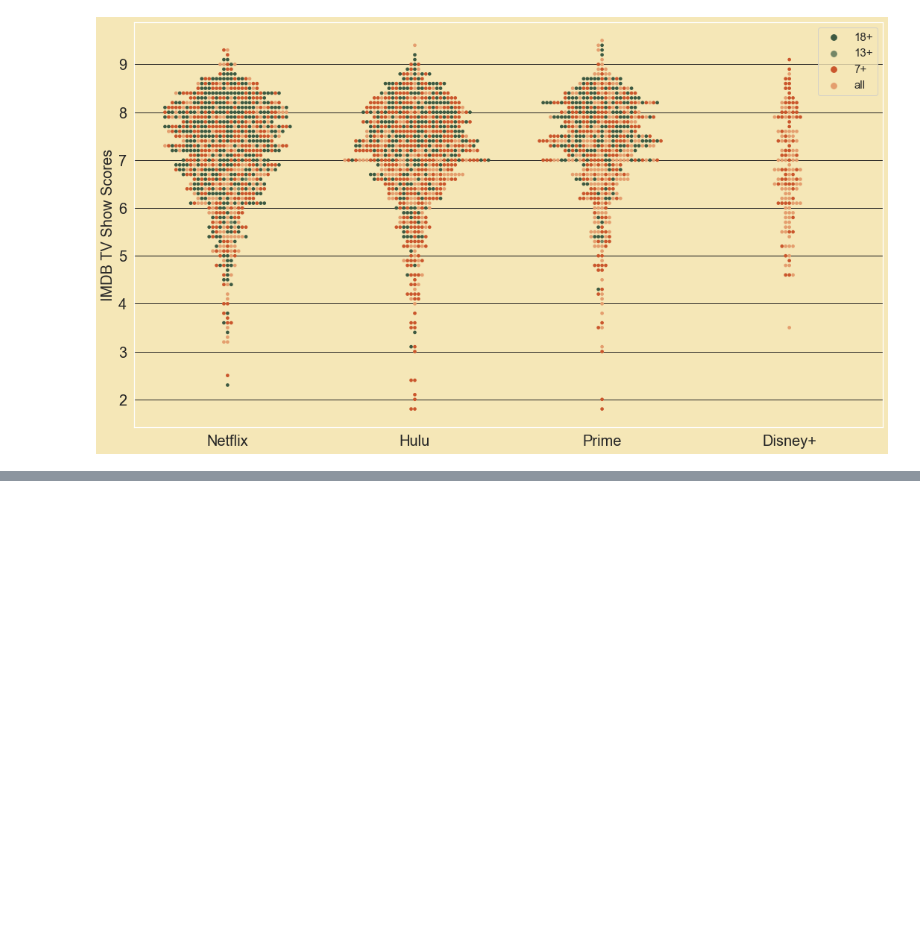
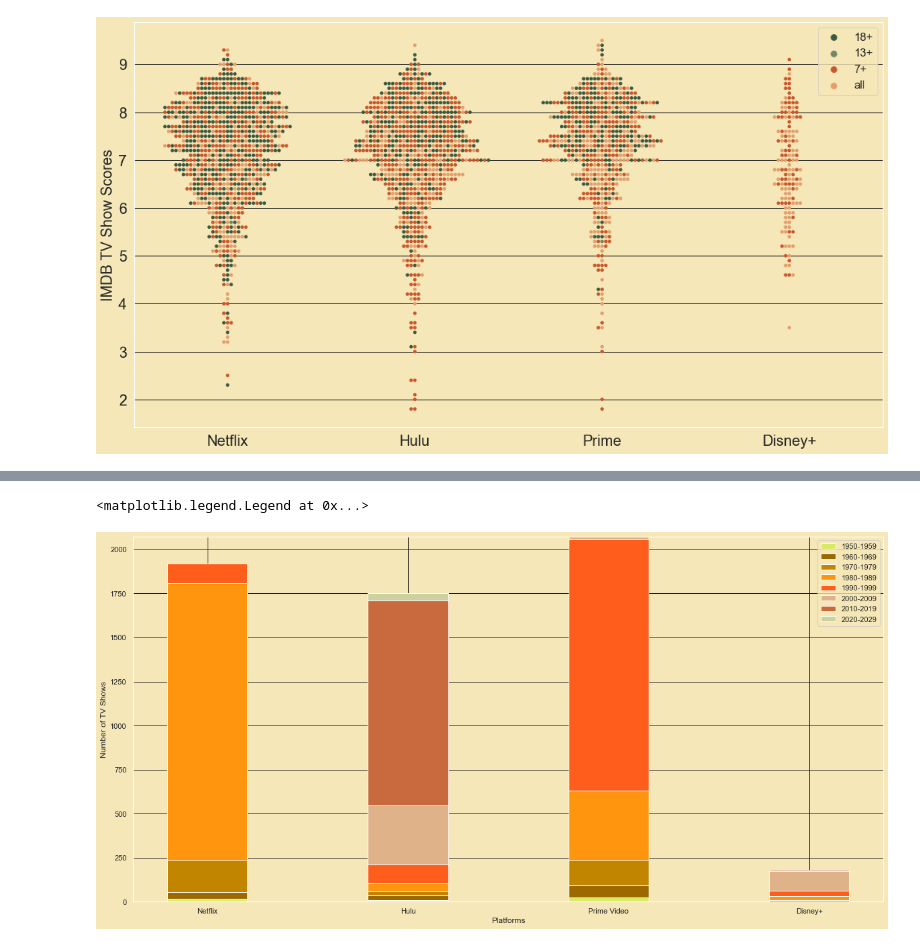
Before and after one commit to kagate/ECE143Project, a Jupyter notebook: DataExploration_1.ipynb, the cells around one changed output, grey strips where cells are left out. Saved outputs shown, nothing was run; the diff lists cells and outputs as text; code cells hidden in the pictures; blank space fills up the shorter version.

```diff
--- a/DataExploration_1.ipynb
+++ b/DataExploration_1.ipynb
@@ -308,31 +311,34 @@ plt.legend()
 # %%
 '''
 Uses a dictionary of dictionaries to take year wise data of number of TV Shows on each platform Netflix, Hulu, Prime Video
 and Disney+ and plots a stacked bar chart for representation
 yrdict_tv: dictionary of dictionaries of year wise distribution of platforms and number of TV Shows
 '''
 assert(isinstance(yrdict_tv,dict))
 for k,v in yrdict_m.items():
     assert(isinstance(v,dict))
 plt.figure(figsize=(20,10))
 plt.bar(yrdict_tv['1950-1959'].keys(), yrdict_tv['1950-1959'].values(), width=0.4, align='center', label='1950-1959', color=colors[5])
 plt.bar(yrdict_tv['1960-1969'].keys(), yrdict_tv['1960-1969'].values(), bottom=[yrdict_tv['1950-1959'][i] for i in yrdict_tv['1960-1969'].keys()], width=0.4, align='center', label='1960-1969', color = colors[6])
 plt.bar(yrdict_tv['1970-1979'].keys(), yrdict_tv['1970-1979'].values(), bottom=[yrdict_tv['1950-1959'][i]+yrdict_tv['1960-1969'][i] for i in yrdict_tv['1970-1979'].keys()], width=0.4, align='center', label='1970-1979', color = colors[7])
 plt.bar(yrdict_tv['1980-1989'].keys(), yrdict_tv['1980-1989'].values(), bottom=[yrdict_tv['1950-1959'][i]+yrdict_tv['1960-1969'][i]+yrdict_tv['1970-1979'][i] for i in yrdict_tv['1980-1989'].keys()], width=0.4, align='center', label='1980-1989', color = colors[8])
 plt.bar(yrdict_tv['1990-1999'].keys(), yrdict_tv['1990-1999'].values(), bottom=[yrdict_tv['1950-1959'][i]+yrdict_tv['1960-1969'][i]+yrdict_tv['1970-1979'][i]+yrdict_tv['1980-1989'][i] for i in yrdict_tv['1990-1999'].keys()], width=0.4, align='center', label='1990-1999', color = colors[9])
 plt.bar(yrdict_tv['2000-2009'].keys(), yrdict_tv['2000-2009'].values(), bottom=[yrdict_tv['1950-1959'][i]+yrdict_tv['1960-1969'][i]+yrdict_tv['1970-1979'][i]+yrdict_tv['1980-1989'][i]+yrdict_tv['1990-1999'][i] for i in yrdict_tv['2000-2009'].keys()], width=0.4, align='center', label='2000-2009', color = colors[10])
 plt.bar(yrdict_tv['2010-2019'].keys(), yrdict_tv['2010-2019'].values(), bottom=[yrdict_tv['1950-1959'][i]+yrdict_tv['1960-1969'][i]+yrdict_tv['1970-1979'][i]+yrdict_tv['1980-1989'][i]+yrdict_tv['1990-1999'][i]+yrdict_tv['2000-2009'][i] for i in yrdict_tv['2010-2019'].keys()], width=0.4, align='center', label='2010-2019', color = colors[11])
 plt.bar(yrdict_tv['2020-2029'].keys(), yrdict_tv['2020-2029'].values(), bottom=[yrdict_tv['1950-1959'][i]+yrdict_tv['1960-1969'][i]+yrdict_tv['1970-1979'][i]+yrdict_tv['1980-1989'][i]+yrdict_tv['1990-1999'][i]+yrdict_tv['2000-2009'][i]+yrdict_tv['2010-2019'][i] for i in yrdict_tv['2020-2029'].keys()], width=0.4, align='center', label='2020-2029', color = colors[12])
 plt.xlabel('Platforms')
 plt.ylabel('Number of TV Shows')
 SMALL_SIZE = 20
-ax = plt.axes()
-ax.set_facecolor("#f5e7b7")
+ax1 = plt.axes()
+ax1.set_facecolor("#f5e7b7")
 plt.rcParams['figure.facecolor'] = '#f5e7b7'
 plt.rc('font', size=SMALL_SIZE)
 plt.rc('axes', titlesize=SMALL_SIZE)
 plt.rcParams['axes.facecolor']='#f5e7b7'
 plt.legend()
+# %% [output]
+<matplotlib.legend.Legend at 0x...>
+[figure, added]
 # %%
 def red_func(word, font_size, position, orientation, random_state=None,
                     **kwargs):
```
Also changed, not shown: parts of 5 cells of this notebook.
